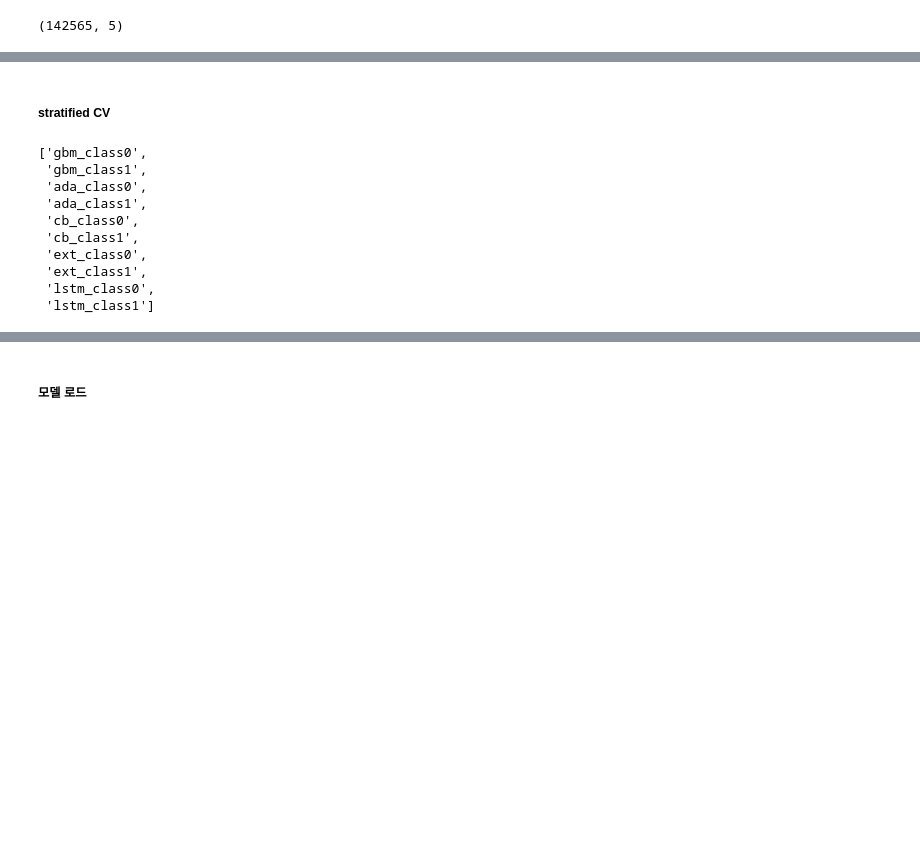
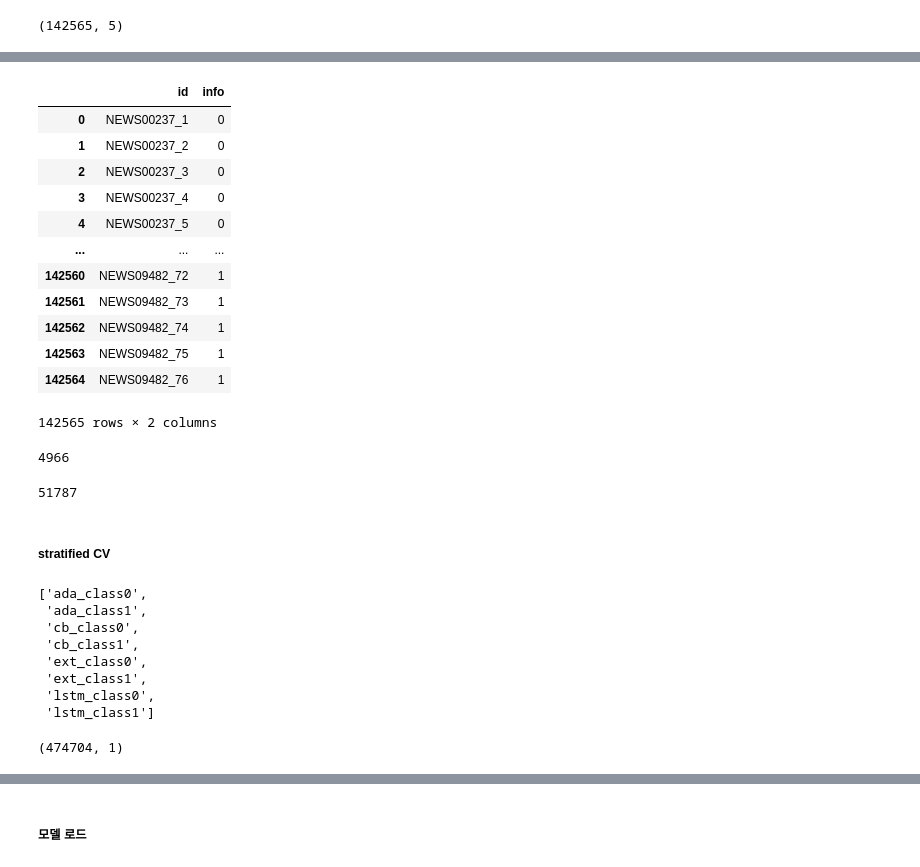
Before and after one commit to juhee3199/fake-news-detection, a Jupyter notebook: stacking.ipynb, the cells around one changed output, grey strips where cells are left out. Drawn from its saved outputs; the diff is of its cells as text; code cells hidden in the pictures; blank space fills up the shorter version.

```diff
--- a/stacking.ipynb
+++ b/stacking.ipynb
@@ -1188,14 +1347,38 @@ test_lgbm_pred.shape
+# %%
+# sub_fin = pd.read_csv('submission (2).csv')
+sub_fin
+# %% [output]
+|  | id | info |
+| 0 | NEWS00237_1 | 0 |
+| 1 | NEWS00237_2 | 0 |
+| 2 | NEWS00237_3 | 0 |
+| 3 | NEWS00237_4 | 0 |
+| 4 | NEWS00237_5 | 0 |
+| ... | ... | ... |
+| 142560 | NEWS09482_72 | 1 |
+| 142561 | NEWS09482_73 | 1 |
+| 142562 | NEWS09482_74 | 1 |
+| 142563 | NEWS09482_75 | 1 |
+| 142564 | NEWS09482_76 | 1 |
+142565 rows × 2 columns
+# %%
+len(submission[sub_fin['info']!=submission['info']])
+# %% [output]
+4966
+# %%
+len(submission[submission['info']==1])
+# %% [output]
+51787
 # %% [markdown]
 ##### stratified CV
 # %%
-# y=X_va.values
 
-# valid
-stk_trn = [gb_pred, ada_pred, cb_pred, ext_pred, lstm_pred1]
+# train
+stk_trn = [ada_pred_tr, cb_pred_tr, ext_pred_tr, lstm_pred_tr1]
 # test
-stk_tst = [gb_pred_tst, ada_pred_tst, cb_pred_tst, ext_pred_tst, lstm_pred_tst1]
+stk_tst = [ada_pred_tst, cb_pred_tst, ext_pred_tst, lstm_pred_tst]
 feature_names = []
-model_names = ['gbm','ada','cb','ext','lstm']
+model_names = ['ada','cb','ext','lstm']
 
 for model in model_names:
     feature_names += [f'{model}_class0', f'{model}_class1']
@@ -1205,9 +1388,7 @@ stk_tst = np.hstack(stk_tst)
 
 feature_names
 # %% [output]
-['gbm_class0',
- 'gbm_class1',
- 'ada_class0',
+['ada_class0',
  'ada_class1',
  'cb_class0',
  'cb_class1',
@@ -1215,3 +1396,10 @@ feature_names
  'ext_class1',
  'lstm_class0',
  'lstm_class1']
+# %%
+stk_trn = stk_trn.reshape(-1,1)
+stk_tst = stk_tst.reshape(-1, 1)
+
+stk_trn.shape
+# %% [output]
+(474704, 1)
```
Also changed, not shown: parts of 77 cells of this notebook.
